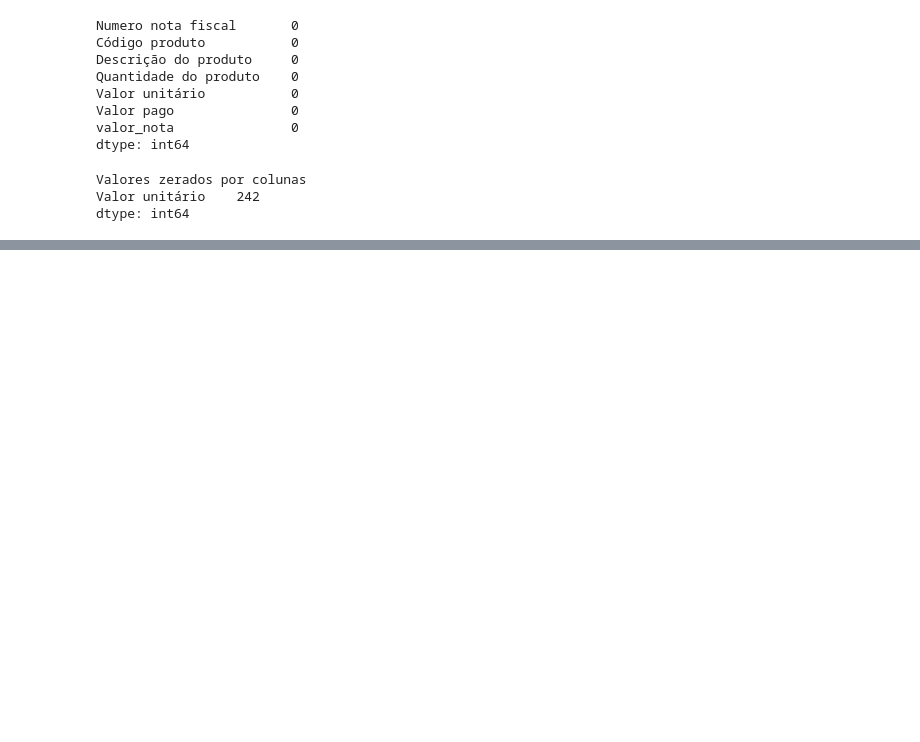
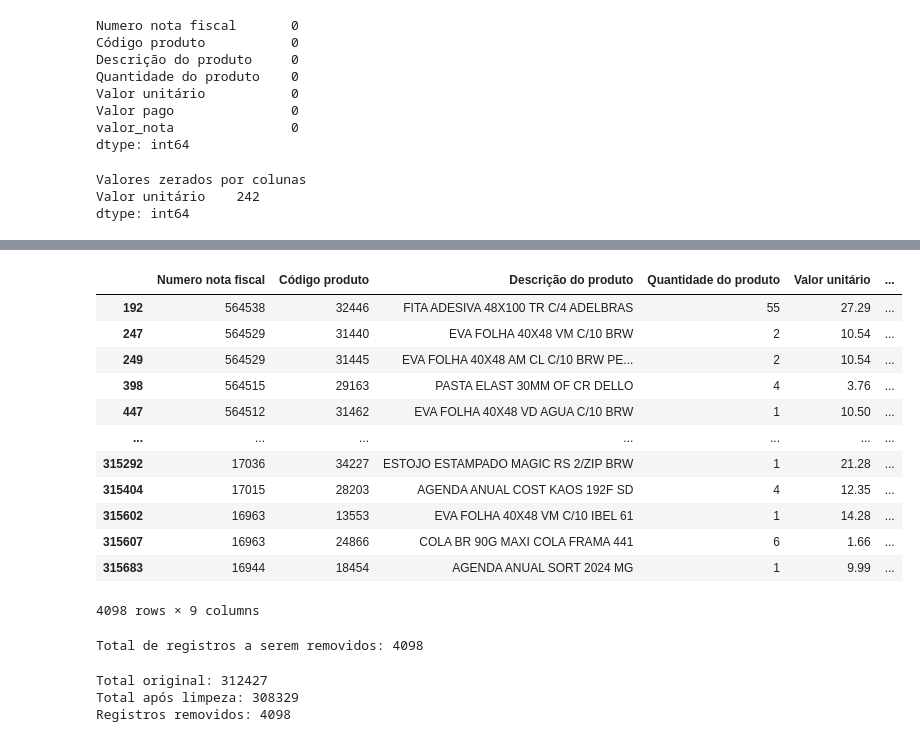
Before and after one commit to PauloQuirinoMN/Sistema-de-Recomendacao-e-Cross-selling, a Jupyter notebook: notas.ipynb, the cells around one changed output, grey strips where cells are left out. Drawn from its saved outputs; the diff is of its cells as text; code cells hidden in the pictures; blank space fills up the shorter version.

```diff
--- a/notas.ipynb
+++ b/notas.ipynb
@@ -215,8 +215,3 @@ print(zeros[zeros > 0]) # mostra apenas colunas com valores zero
 Valores zerados por colunas
 Valor unitário    242
 dtype: int64
-# %%
-
-df_vendas_limpo["Diferença real"] = df_vendas_limpo["Valor unitário"] - df_vendas_limpo["Valor pago"]
-df_vendas_limpo["Deferença %"] = (df_vendas_limpo["Diferença real"] / df_vendas_limpo["Valor unitário"] * 100).round(2)
-df_vendas_limpo
@@ -283,0 +218,3 @@ valor_mina
+# %%
+df_notas_limpo = df_vendas_limpo[df_vendas_limpo["Valor unitário"] != 0].copy()
+df_notas_limpo
@@ -283,0 +235,3 @@ valor_mina
+# %%
+df_notas_limpo["Diferença real"] = df_notas_limpo["Valor unitário"] - df_notas_limpo["Valor pago"]
+df_notas_limpo["Diferença %"] = (df_notas_limpo["Diferença real"] * 100 / df_notas_limpo["Valor unitário"]).round(2)
@@ -283,0 +266,26 @@ valor_mina
+# %%
+nota_valores = df_notas_limpo[df_notas_limpo["Valor unitário"] < df_notas_limpo["Valor pago"]]
+nota_valores
+# %% [output]
+|  | Numero nota fiscal | Código produto | Descrição do produto | Quantidade do produto | Valor unitário | ... |
+| 192 | 564538 | 32446 | FITA ADESIVA 48X100 TR C/4 ADELBRAS | 55 | 27.29 | ... |
+| 247 | 564529 | 31440 | EVA FOLHA 40X48 VM C/10 BRW | 2 | 10.54 | ... |
+| 249 | 564529 | 31445 | EVA FOLHA 40X48 AM CL C/10 BRW PE... | 2 | 10.54 | ... |
+| 398 | 564515 | 29163 | PASTA ELAST 30MM OF CR DELLO | 4 | 3.76 | ... |
+| 447 | 564512 | 31462 | EVA FOLHA 40X48 VD AGUA C/10 BRW | 1 | 10.50 | ... |
+| ... | ... | ... | ... | ... | ... | ... |
+| 315292 | 17036 | 34227 | ESTOJO ESTAMPADO MAGIC RS 2/ZIP BRW | 1 | 21.28 | ... |
+| 315404 | 17015 | 28203 | AGENDA ANUAL COST KAOS 192F SD | 4 | 12.35 | ... |
+| 315602 | 16963 | 13553 | EVA FOLHA 40X48 VM C/10 IBEL 61 | 1 | 14.28 | ... |
+| 315607 | 16963 | 24866 | COLA BR 90G MAXI COLA FRAMA 441 | 6 | 1.66 | ... |
+| 315683 | 16944 | 18454 | AGENDA ANUAL SORT 2024 MG | 1 | 9.99 | ... |
+4098 rows × 9 columns
+# %%
+registros_problematicos = df_notas_limpo[
+    (df_notas_limpo["Valor unitário"] < df_notas_limpo["Valor pago"]) |
+    (df_notas_limpo["Valor unitário"] <= 0) |
+    (df_notas_limpo["Valor pago"] <= 0)
+]
+print(f"Total de registros a serem removidos: {len(registros_problematicos)}")
+# %% [output]
+Total de registros a serem removidos: 4098
@@ -283,0 +294,8 @@ valor_mina
+# %%
+print(f"Total original: {len(df_notas_limpo)}")
+print(f"Total após limpeza: {len(df_notas_final)}")
+print(f"Registros removidos: {len(df_notas_limpo) - len(df_notas_final)}")
+# %% [output]
+Total original: 312427
+Total após limpeza: 308329
+Registros removidos: 4098
```
Also changed, not shown: parts of 12 cells of this notebook, 5 other files.
